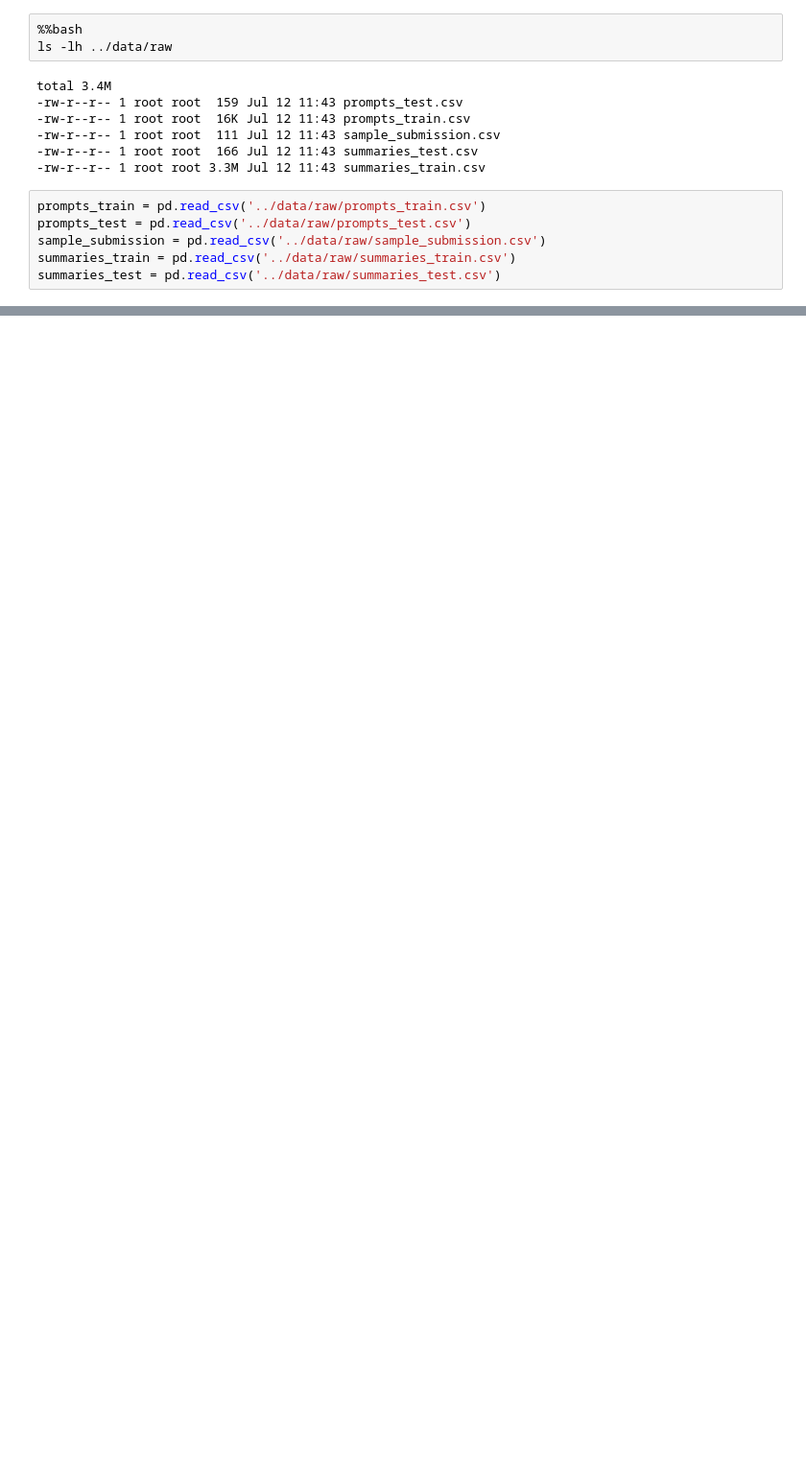
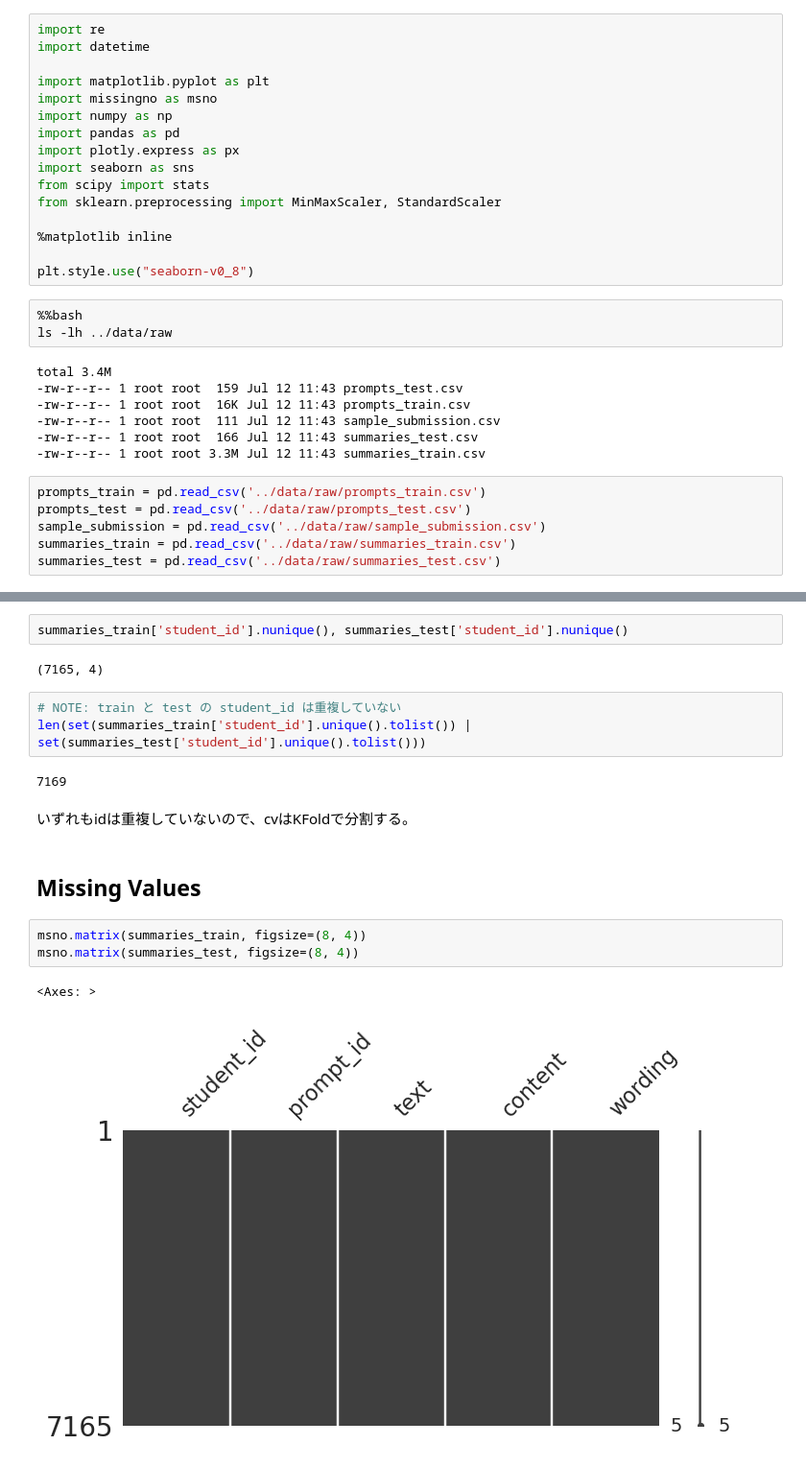
Before and after one commit to konumaru/CommonLit2023, a Jupyter notebook: notebook/eda.ipynb, the cells around one changed output, grey strips where cells are left out. Shown at 96% size. Drawn from its saved outputs; the diff is of its cells as text; blank space fills up the shorter version.

```diff
--- a/notebook/eda.ipynb
+++ b/notebook/eda.ipynb
@@ -4,3 +1,19 @@ import pandas as pd
+# %%
+import re
+import datetime
+
+import matplotlib.pyplot as plt
+import missingno as msno
+import numpy as np
+import pandas as pd
+import plotly.express as px
+import seaborn as sns
+from scipy import stats
+from sklearn.preprocessing import MinMaxScaler, StandardScaler
+
+%matplotlib inline
+
+plt.style.use("seaborn-v0_8")
 # %%
 %%bash
 ls -lh ../data/raw
@@ -23,0 +92,19 @@ a
+# %%
+summaries_train['student_id'].nunique(), summaries_test['student_id'].nunique()
+# %% [output]
+(7165, 4)
+# %%
+# NOTE: train と test の student_id は重複していない
+len(set(summaries_train['student_id'].unique().tolist()) | set(summaries_test['student_id'].unique().tolist()))
+# %% [output]
+7169
+# %% [markdown]
+いずれもidは重複していないので、cvはKFoldで分割する。
+# %% [markdown]
+## Missing Values
+# %%
+msno.matrix(summaries_train, figsize=(8, 4))
+msno.matrix(summaries_test, figsize=(8, 4))
+# %% [output]
+<Axes: >
+[figure, added]
```
Also changed, not shown: parts of 22 cells of this notebook, 1 other file.
